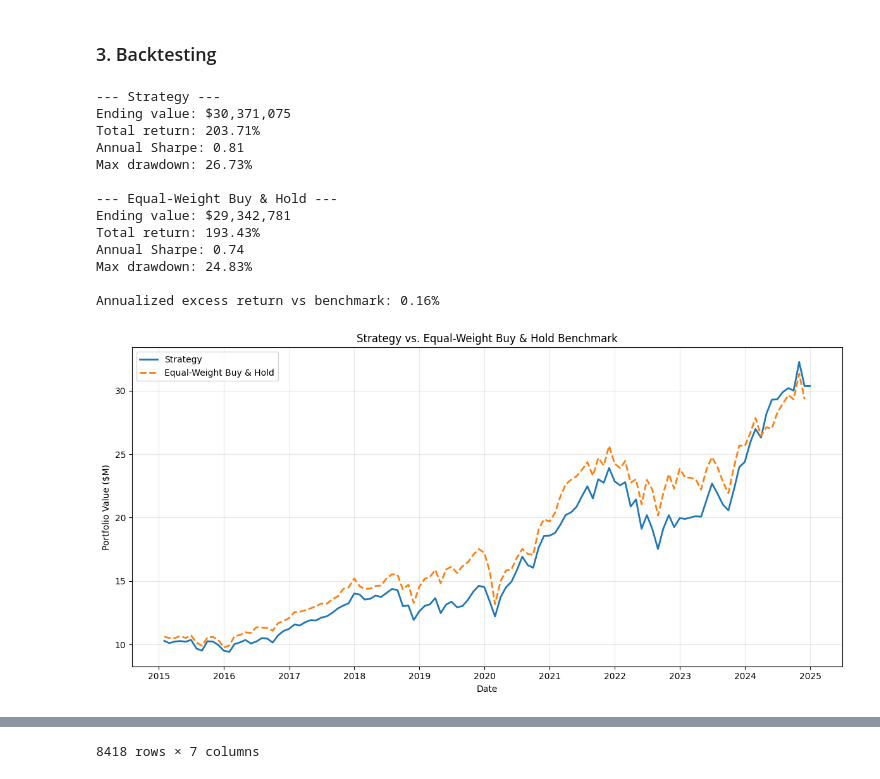
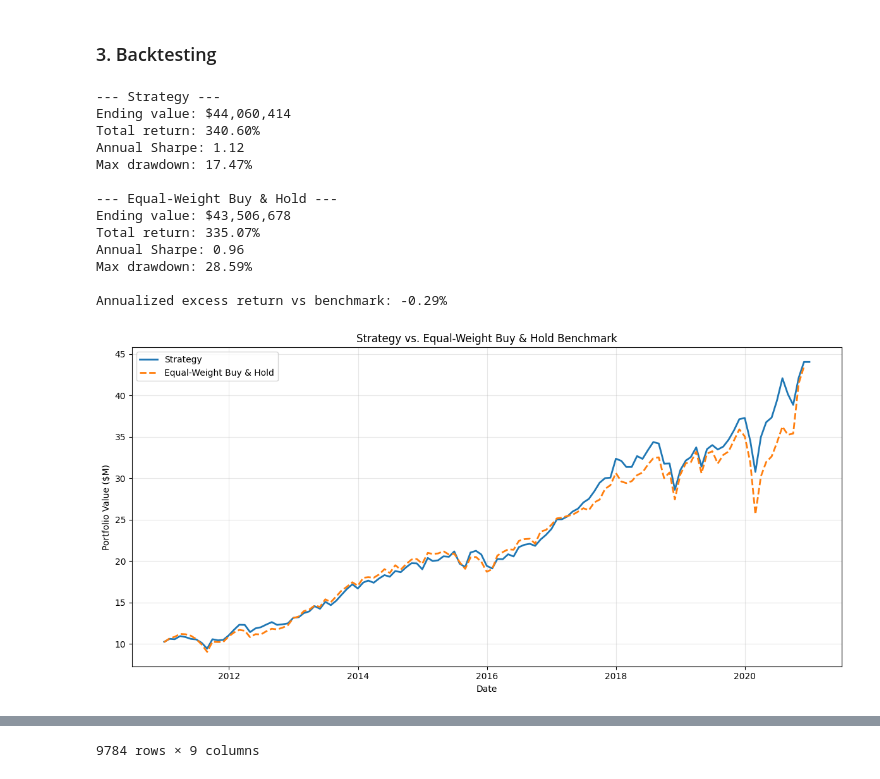
Before and after one commit to MatthewSmithseree/long-short-quantamental-equities, a Jupyter notebook: strategy.ipynb, the cells around one changed output, grey strips where cells are left out. Saved outputs shown, nothing was run; the diff lists cells and outputs as text; code cells hidden in the pictures.

```diff
--- a/strategy.ipynb
+++ b/strategy.ipynb
@@ -125,7 +133,7 @@ prices = pull("prices", f"""
 # Dedupe boundary-date duplicates from msenames join (keep most recent ticker)
 prices = prices.drop_duplicates(subset=['permno', 'date'], keep='last')
 
-ratio_list = ['peg_trailing', 'opmbd', 'npm', 'roe', 'roa', 'fcf_ocf']
+ratio_list = ['peg_trailing', 'opmbd', 'npm', 'fcf_ocf']
 ratio_cols = ', '.join(ratio_list)
 
 # --- 3. Financial ratios ---
@@ -174,8 +176,12 @@ panel = (
     .reset_index(drop=True)
 )
 
+# New computed columns
+
 panel['mktcap'] = panel['prc'].abs() * panel['shrout']
 panel['dollar_volume'] = panel['prc'].abs() * panel['vol']
+panel['12-1_ret'] = panel.groupby('permno')['ret'].transform(
+    lambda s: (1 + s).rolling(11).apply(np.prod, raw=True).shift(1) - 1 )
 
 # Sanity checks
 print(f"panel shape: {panel.shape}")
@@ -191,8 +197,10 @@ duplicate (permno, month_end): 0
 panel['month_end'] = pd.to_datetime(panel['month_end'])
 panel.set_index(['month_end', 'permno'], inplace=True)
 panel.sort_index(inplace=True)
+panel[ratio_list] = panel.groupby('permno')[ratio_list].ffill()
+
+display(panel[ratio_list].groupby('permno')[ratio_list].ffill())
+
 panel = panel.dropna()
-# panel = panel.dropna(how='all')
 panel.to_csv('stock-panel-data.csv')
-panel
 # %% [output]
@@ -263,7 +282,7 @@ def build_positions(panel, long_pct=LONG_PCT): #Long Only
 
         k_long = max(1, int(np.floor(long_pct * n)))
 
-        g = g.sort_values('composite_score', ascending=False)
+        g = g.sort_values('composite_score', ascending=False) # Top 20% by composite
         longs = g.head(k_long).copy()
 
         # 50/50 blend of score and market-cap weights
@@ -272,15 +291,18 @@ def build_positions(panel, long_pct=LONG_PCT): #Long Only
             s = longs['composite_score']
             w_score = (s - s.min()).clip(lower=0)
             w_score = w_score / w_score.sum()
-            longs['normalized_score'] = (w_score * 100).round(2)
+            longs['normalized_composite_score'] = (w_score * 100).round(2)
 
             # Market-cap weights, 50/50 blend
             w_mcap = longs['mktcap'].abs() / longs['mktcap'].abs().sum()
             longs['weight'] = (0.5 * w_mcap + 0.5 * w_score) / (0.5 * w_mcap + 0.5 * w_score).sum()
+            longs = longs.sort_values('weight', ascending=False)
+            longs['mktcap'] = longs['mktcap'].round(2)
 
         parts = []
         if len(longs):
-            parts.append(longs[['month_end', 'ticker', 'permno', 'weight', 'normalized_score']])
+            parts.append(longs[['month_end', 'ticker', 'permno', 'weight', 'composite_score',
+                                'normalized_composite_score', 'mktcap']])
         if parts:
             positions.append(pd.concat(parts, ignore_index=True))
 
@@ -291,12 +313,5 @@ def build_positions(panel, long_pct=LONG_PCT): #Long Only
 positions = build_positions(panel, long_pct=LONG_PCT)
 display(positions)
 
-# Sanity check
-positions.groupby('month_end').agg(
-    long_n = ('weight', lambda w: (w>0).sum()),
-    short_n = ('weight', lambda w: (w<0).sum()),
-    long_notional = ('weight', lambda w: w[w>0].sum()),
-    short_notional = ('weight', lambda w: w[w<0].sum())
-)
 positions.to_csv("weights.csv")
 # %% [output]
@@ -332,46 +347,46 @@ def summarize(monthly, label):
     return value
 
 # Align positions with next-month returns (shift t -> t+1)
-returns_next = panel['ret'].reset_index()
-returns_next['month_end'] -= pd.offsets.MonthEnd(1)
-returns_next = returns_next.rename(columns={'ret': 'ret_next'})[['month_end', 'permno', 'ret_next']]
+returns_next = prices[['permno', 'date', 'ret']].copy()      # or a panel built before dropna
+returns_next['month_end'] = returns_next['date'].dt.to_period('M').dt.to_timestamp('M') - pd.offsets.MonthEnd(1)
+returns_next = returns_next.rename(columns={'ret': 'ret_next'})[['month_end','permno','ret_next']]
 
 bt_df = positions.reset_index().merge(returns_next, on=['month_end', 'permno'], how='left')
 bt_df['pnl'] = bt_df['weight'] * bt_df['ret_next']
 
 # Monthly returns: strategy vs equal-weight benchmark
 monthly_returns = bt_df.groupby('month_end')['pnl'].sum()
 bench_monthly   = (returns_next.dropna(subset=['ret_next'])
                    .groupby('month_end')['ret_next'].mean()
                    .reindex(monthly_returns.index).dropna())
 
 # Stats + equity curves
 portfolio_value = summarize(monthly_returns, "Strategy")
 bench_value     = summarize(bench_monthly,   "Equal-Weight Buy & Hold")
 print(f"Annualized excess return vs benchmark: {(monthly_returns - bench_monthly).mean() * 12:.2%}")
 
 # Plot both
 plt.figure(figsize=(12, 6))
 plt.plot(portfolio_value.index, portfolio_value / 1_000_000, linewidth=2, label='Strategy')
 plt.plot(bench_value.index,     bench_value / 1_000_000, linewidth=2, linestyle='--', label='Equal-Weight Buy & Hold')
 plt.xlabel('Date'); plt.ylabel('Portfolio Value ($M)')
 plt.title('Strategy vs. Equal-Weight Buy & Hold Benchmark')
 plt.legend(); plt.grid(True, alpha=0.3); plt.tight_layout(); plt.show()
 
 display(bt_df)
 bt_df.to_csv('backtest-result.csv', index=False)
 # %% [output]
 --- Strategy ---
-Ending value: $30,371,075
-Total return: 203.71%
-Annual Sharpe: 0.81
-Max drawdown: 26.73%
+Ending value: $44,060,414
+Total return: 340.60%
+Annual Sharpe: 1.12
+Max drawdown: 17.47%
 
 --- Equal-Weight Buy & Hold ---
-Ending value: $29,342,781
-Total return: 193.43%
-Annual Sharpe: 0.74
-Max drawdown: 24.83%
+Ending value: $43,506,678
+Total return: 335.07%
+Annual Sharpe: 0.96
+Max drawdown: 28.59%
 
-Annualized excess return vs benchmark: 0.16%
+Annualized excess return vs benchmark: -0.29%
-[figure, old version]
+[figure, new version]
@@ -390 +405 @@ Annualized excess return vs benchmark: 0.16%
-8418 rows × 7 columns
+9784 rows × 9 columns
```
Also changed, not shown: parts of 9 cells of this notebook, 7 other files.
